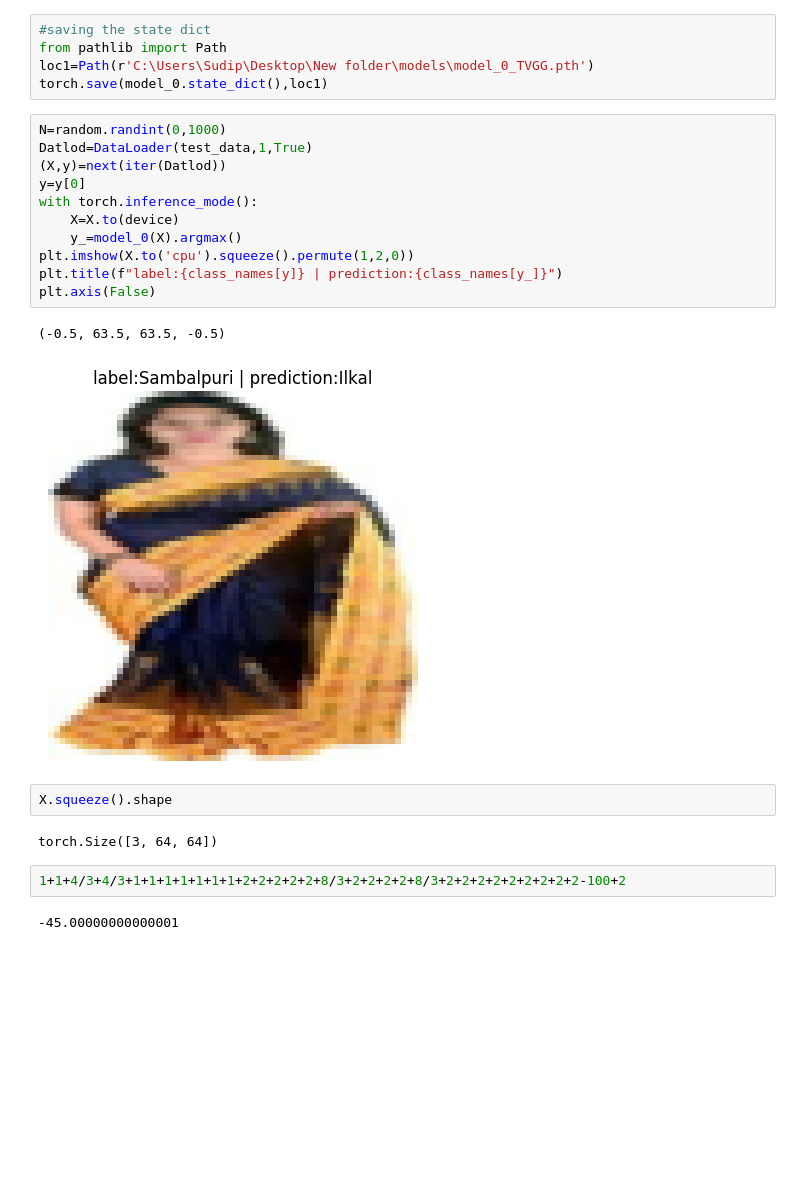
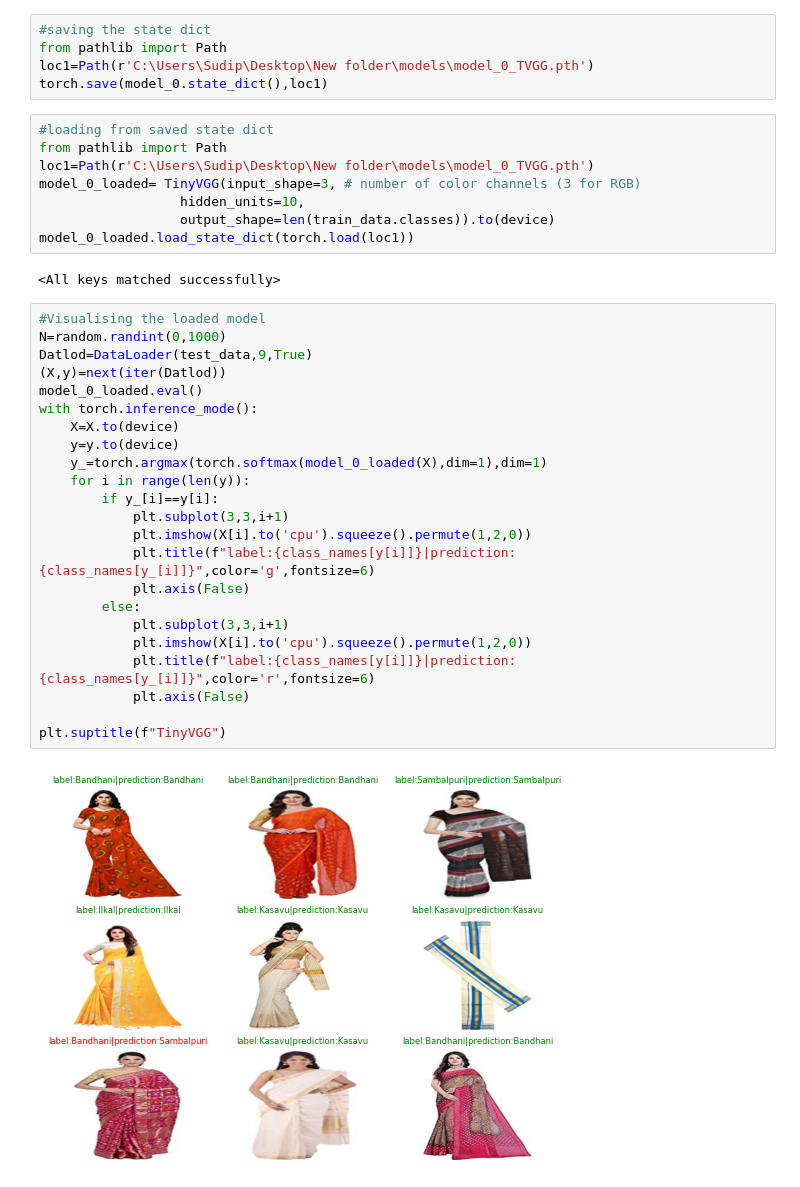
Before and after one commit to sudipniser/ML-Project-SR, a Jupyter notebook: Trial.ipynb, the cells around one changed output. Saved outputs shown, nothing was run; the diff lists cells and outputs as text; blank space fills up the shorter version.

```diff
--- a/Trial.ipynb
+++ b/Trial.ipynb
@@ -362,25 +351,38 @@ OrderedDict([('conv_block_1.0.weight',
 from pathlib import Path
 loc1=Path(r'C:\Users\Sudip\Desktop\New folder\models\model_0_TVGG.pth')
 torch.save(model_0.state_dict(),loc1)
+# %%
+#loading from saved state dict
+from pathlib import Path
+loc1=Path(r'C:\Users\Sudip\Desktop\New folder\models\model_0_TVGG.pth')
+model_0_loaded= TinyVGG(input_shape=3, # number of color channels (3 for RGB)
+                  hidden_units=10,
+                  output_shape=len(train_data.classes)).to(device)
+model_0_loaded.load_state_dict(torch.load(loc1))
+# %% [output]
+<All keys matched successfully>
 # %%
+#Visualising the loaded model
 N=random.randint(0,1000)
-Datlod=DataLoader(test_data,1,True)
+Datlod=DataLoader(test_data,9,True)
 (X,y)=next(iter(Datlod))
-y=y[0]
+model_0_loaded.eval()
 with torch.inference_mode():
     X=X.to(device)
-    y_=model_0(X).argmax()
-plt.imshow(X.to('cpu').squeeze().permute(1,2,0))
-plt.title(f"label:{class_names[y]} | prediction:{class_names[y_]}")
-plt.axis(False)
+    y=y.to(device)
+    y_=torch.argmax(torch.softmax(model_0_loaded(X),dim=1),dim=1)
+    for i in range(len(y)):
+        if y_[i]==y[i]:
+            plt.subplot(3,3,i+1)
+            plt.imshow(X[i].to('cpu').squeeze().permute(1,2,0))
+            plt.title(f"label:{class_names[y[i]]}|prediction:{class_names[y_[i]]}",color='g',fontsize=6)
+            plt.axis(False)
+        else:
+            plt.subplot(3,3,i+1)
+            plt.imshow(X[i].to('cpu').squeeze().permute(1,2,0))
+            plt.title(f"label:{class_names[y[i]]}|prediction:{class_names[y_[i]]}",color='r',fontsize=6)
+            plt.axis(False)
+
+plt.suptitle(f"TinyVGG")
 # %% [output]
-(-0.5, 63.5, 63.5, -0.5)
-[figure, old version]
+[figure, new version]
-# %%
-X.squeeze().shape
-# %% [output]
-torch.Size([3, 64, 64])
-# %%
-1+1+4/3+4/3+1+1+1+1+1+1+1+2+2+2+2+2+8/3+2+2+2+2+8/3+2+2+2+2+2+2+2+2+2-100+2
-# %% [output]
--45.00000000000001
```
Also changed, not shown: parts of 10 cells of this notebook, 1 other file.
